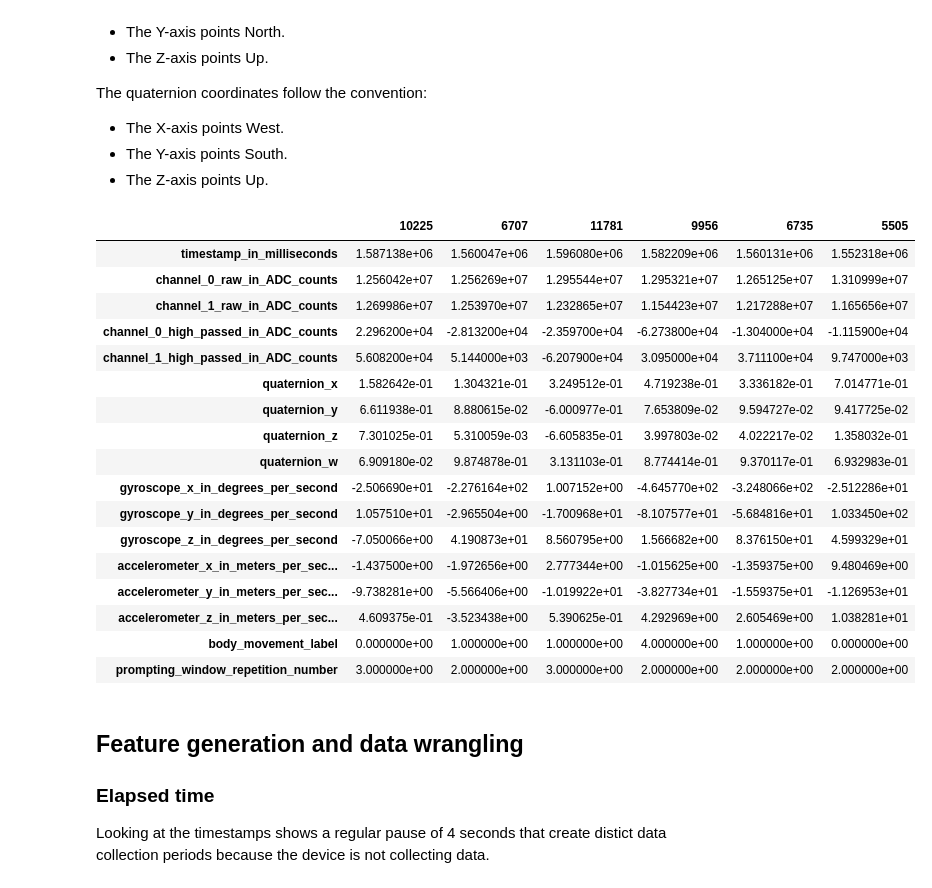
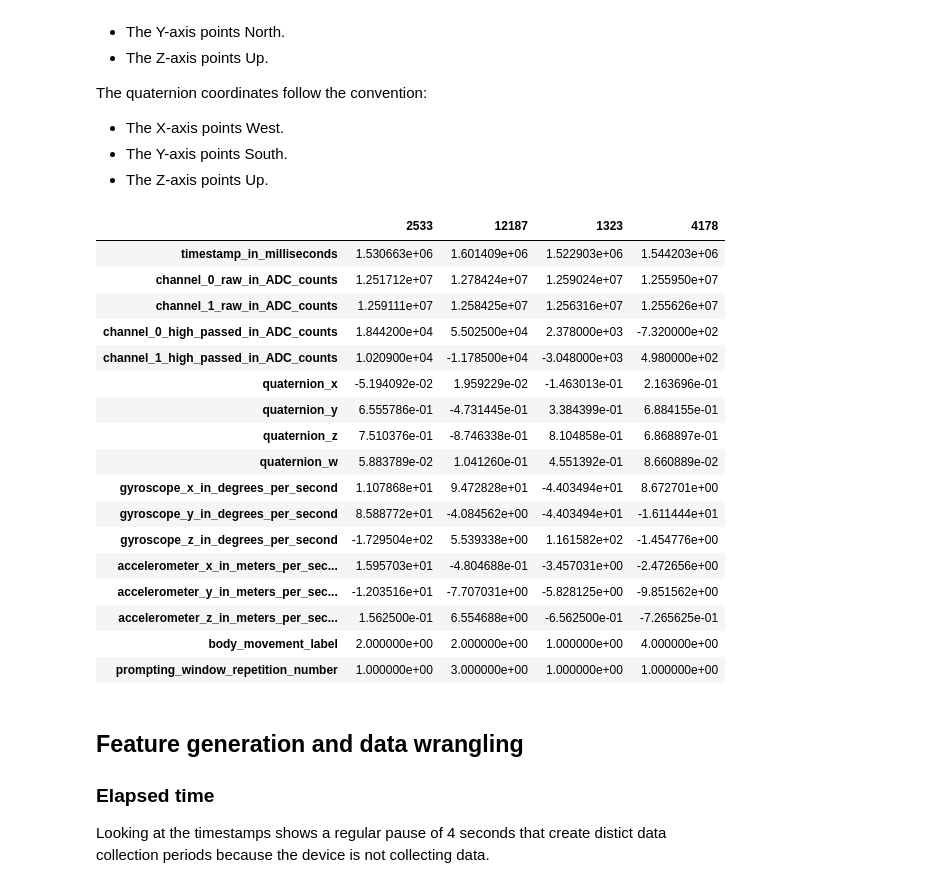
Before and after one commit to dbabbitt/technical-interview-challenges, a Jupyter notebook: ipynb/Pison DS TIC.ipynb, the cells around one changed output. Cells and saved outputs as stored; diff of their text form; code cells hidden in the pictures.

```diff
--- a/ipynb/Pison DS TIC.ipynb
+++ b/ipynb/Pison DS TIC.ipynb
@@ -76,44 +76,44 @@ The quaternion coordinates follow the convention:
 # %%
 
 pison_df.columns = [
     'timestamp_in_milliseconds',
     'channel_0_raw_in_ADC_counts',
     'channel_1_raw_in_ADC_counts',
     'channel_0_high_passed_in_ADC_counts',
     'channel_1_high_passed_in_ADC_counts',
     'quaternion_x',
     'quaternion_y',
     'quaternion_z',
     'quaternion_w',
     'gyroscope_x_in_degrees_per_second',
     'gyroscope_y_in_degrees_per_second',
     'gyroscope_z_in_degrees_per_second',
     'accelerometer_x_in_meters_per_second_squared',
     'accelerometer_y_in_meters_per_second_squared',
     'accelerometer_z_in_meters_per_second_squared',
     'body_movement_label',
     'prompting_window_repetition_number']
 pison_df = pison_df.sort_values('timestamp_in_milliseconds')
-pison_df.sample(6).T
+pison_df.sample(4).T
 # %% [output]
-|  | 10225 | 6707 | 11781 | 9956 | 6735 | 5505 |
-| timestamp_in_milliseconds | 1.587138e+06 | 1.560047e+06 | 1.596080e+06 | 1.582209e+06 | 1.560131e+06 | 1.552318e+06 |
-| channel_0_raw_in_ADC_counts | 1.256042e+07 | 1.256269e+07 | 1.295544e+07 | 1.295321e+07 | 1.265125e+07 | 1.310999e+07 |
-| channel_1_raw_in_ADC_counts | 1.269986e+07 | 1.253970e+07 | 1.232865e+07 | 1.154423e+07 | 1.217288e+07 | 1.165656e+07 |
-| channel_0_high_passed_in_ADC_counts | 2.296200e+04 | -2.813200e+04 | -2.359700e+04 | -6.273800e+04 | -1.304000e+04 | -1.115900e+04 |
-| channel_1_high_passed_in_ADC_counts | 5.608200e+04 | 5.144000e+03 | -6.207900e+04 | 3.095000e+04 | 3.711100e+04 | 9.747000e+03 |
-| quaternion_x | 1.582642e-01 | 1.304321e-01 | 3.249512e-01 | 4.719238e-01 | 3.336182e-01 | 7.014771e-01 |
-| quaternion_y | 6.611938e-01 | 8.880615e-02 | -6.000977e-01 | 7.653809e-02 | 9.594727e-02 | 9.417725e-02 |
-| quaternion_z | 7.301025e-01 | 5.310059e-03 | -6.605835e-01 | 3.997803e-02 | 4.022217e-02 | 1.358032e-01 |
-| quaternion_w | 6.909180e-02 | 9.874878e-01 | 3.131103e-01 | 8.774414e-01 | 9.370117e-01 | 6.932983e-01 |
-| gyroscope_x_in_degrees_per_second | -2.506690e+01 | -2.276164e+02 | 1.007152e+00 | -4.645770e+02 | -3.248066e+02 | -2.512286e+01 |
-| gyroscope_y_in_degrees_per_second | 1.057510e+01 | -2.965504e+00 | -1.700968e+01 | -8.107577e+01 | -5.684816e+01 | 1.033450e+02 |
-| gyroscope_z_in_degrees_per_second | -7.050066e+00 | 4.190873e+01 | 8.560795e+00 | 1.566682e+00 | 8.376150e+01 | 4.599329e+01 |
-| accelerometer_x_in_meters_per_sec... | -1.437500e+00 | -1.972656e+00 | 2.777344e+00 | -1.015625e+00 | -1.359375e+00 | 9.480469e+00 |
-| accelerometer_y_in_meters_per_sec... | -9.738281e+00 | -5.566406e+00 | -1.019922e+01 | -3.827734e+01 | -1.559375e+01 | -1.126953e+01 |
-| accelerometer_z_in_meters_per_sec... | 4.609375e-01 | -3.523438e+00 | 5.390625e-01 | 4.292969e+00 | 2.605469e+00 | 1.038281e+01 |
-| body_movement_label | 0.000000e+00 | 1.000000e+00 | 1.000000e+00 | 4.000000e+00 | 1.000000e+00 | 0.000000e+00 |
-| prompting_window_repetition_number | 3.000000e+00 | 2.000000e+00 | 3.000000e+00 | 2.000000e+00 | 2.000000e+00 | 2.000000e+00 |
+|  | 2533 | 12187 | 1323 | 4178 |
+| timestamp_in_milliseconds | 1.530663e+06 | 1.601409e+06 | 1.522903e+06 | 1.544203e+06 |
+| channel_0_raw_in_ADC_counts | 1.251712e+07 | 1.278424e+07 | 1.259024e+07 | 1.255950e+07 |
+| channel_1_raw_in_ADC_counts | 1.259111e+07 | 1.258425e+07 | 1.256316e+07 | 1.255626e+07 |
+| channel_0_high_passed_in_ADC_counts | 1.844200e+04 | 5.502500e+04 | 2.378000e+03 | -7.320000e+02 |
+| channel_1_high_passed_in_ADC_counts | 1.020900e+04 | -1.178500e+04 | -3.048000e+03 | 4.980000e+02 |
+| quaternion_x | -5.194092e-02 | 1.959229e-02 | -1.463013e-01 | 2.163696e-01 |
+| quaternion_y | 6.555786e-01 | -4.731445e-01 | 3.384399e-01 | 6.884155e-01 |
+| quaternion_z | 7.510376e-01 | -8.746338e-01 | 8.104858e-01 | 6.868897e-01 |
+| quaternion_w | 5.883789e-02 | 1.041260e-01 | 4.551392e-01 | 8.660889e-02 |
+| gyroscope_x_in_degrees_per_second | 1.107868e+01 | 9.472828e+01 | -4.403494e+01 | 8.672701e+00 |
+| gyroscope_y_in_degrees_per_second | 8.588772e+01 | -4.084562e+00 | -4.403494e+01 | -1.611444e+01 |
+| gyroscope_z_in_degrees_per_second | -1.729504e+02 | 5.539338e+00 | 1.161582e+02 | -1.454776e+00 |
+| accelerometer_x_in_meters_per_sec... | 1.595703e+01 | -4.804688e-01 | -3.457031e+00 | -2.472656e+00 |
+| accelerometer_y_in_meters_per_sec... | -1.203516e+01 | -7.707031e+00 | -5.828125e+00 | -9.851562e+00 |
+| accelerometer_z_in_meters_per_sec... | 1.562500e-01 | 6.554688e+00 | -6.562500e-01 | -7.265625e-01 |
+| body_movement_label | 2.000000e+00 | 2.000000e+00 | 1.000000e+00 | 4.000000e+00 |
+| prompting_window_repetition_number | 1.000000e+00 | 3.000000e+00 | 1.000000e+00 | 1.000000e+00 |
 # %% [markdown]
 
 ## Feature generation and data wrangling
```
Also changed, not shown: parts of 51 cells of this notebook, 4 other files.
